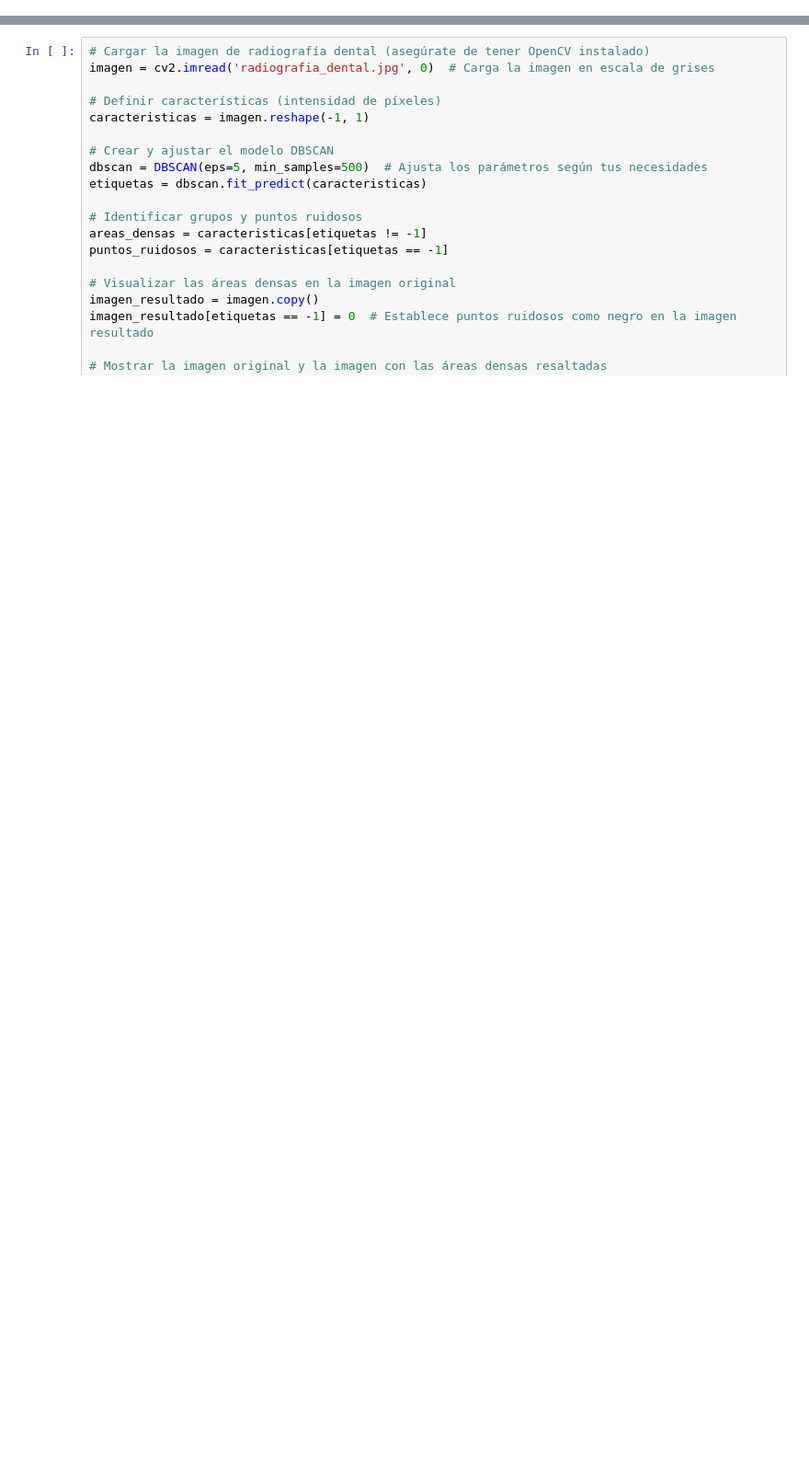
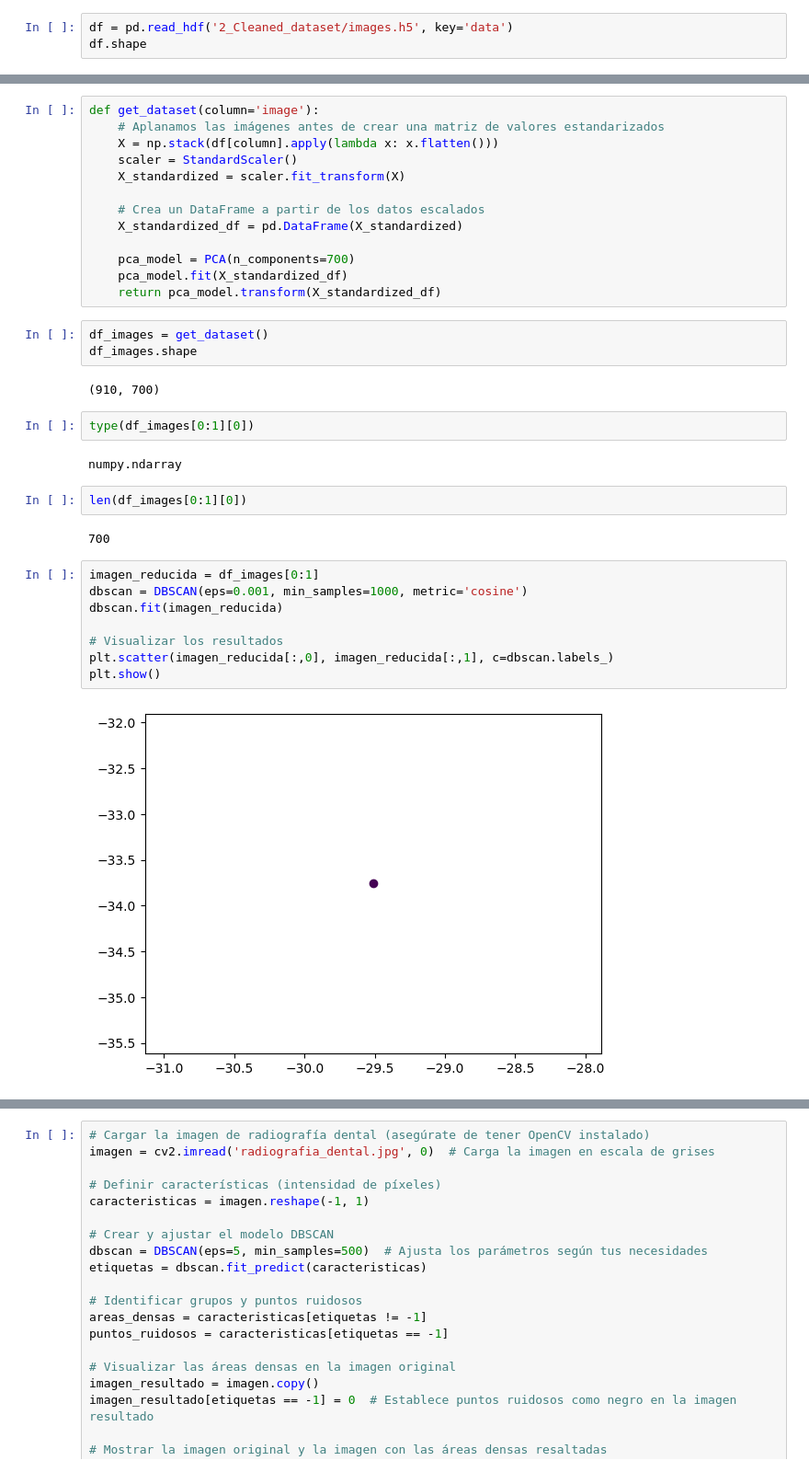
Before and after one commit to MadavR/DentalSegmentation, a Jupyter notebook: 5_Identifying_dense_areas.ipynb, the cells around one changed output, grey strips where cells are left out. Shown at 92% size. Saved outputs shown, nothing was run; the diff lists cells and outputs as text; blank space fills up the shorter version.

Commit message:
Intentando DBScan

```diff
--- a/5_Identifying_dense_areas.ipynb
+++ b/5_Identifying_dense_areas.ipynb
@@ -18,0 +11,3 @@ TypeError: _BasePCA.inverse_transform() missing 1 required positional argument:
+# %%
+df = pd.read_hdf('2_Cleaned_dataset/images.h5', key='data')
+df.shape
@@ -18,0 +20,36 @@ TypeError: _BasePCA.inverse_transform() missing 1 required positional argument:
+# %%
+def get_dataset(column='image'):
+    # Aplanamos las imágenes antes de crear una matriz de valores estandarizados
+    X = np.stack(df[column].apply(lambda x: x.flatten()))
+    scaler = StandardScaler()
+    X_standardized = scaler.fit_transform(X)
+
+    # Crea un DataFrame a partir de los datos escalados
+    X_standardized_df = pd.DataFrame(X_standardized)
+
+    pca_model = PCA(n_components=700)
+    pca_model.fit(X_standardized_df)
+    return pca_model.transform(X_standardized_df)
+# %%
+df_images = get_dataset()
+df_images.shape
+# %% [output]
+(910, 700)
+# %%
+type(df_images[0:1][0])
+# %% [output]
+numpy.ndarray
+# %%
+len(df_images[0:1][0])
+# %% [output]
+700
+# %%
+imagen_reducida = df_images[0:1]
+dbscan = DBSCAN(eps=0.001, min_samples=1000, metric='cosine')
+dbscan.fit(imagen_reducida)
+
+# Visualizar los resultados
+plt.scatter(imagen_reducida[:,0], imagen_reducida[:,1], c=dbscan.labels_)
+plt.show()
+# %% [output]
+[figure, added]
```
Also changed, not shown: parts of 13 cells of this notebook, 3 other files.
